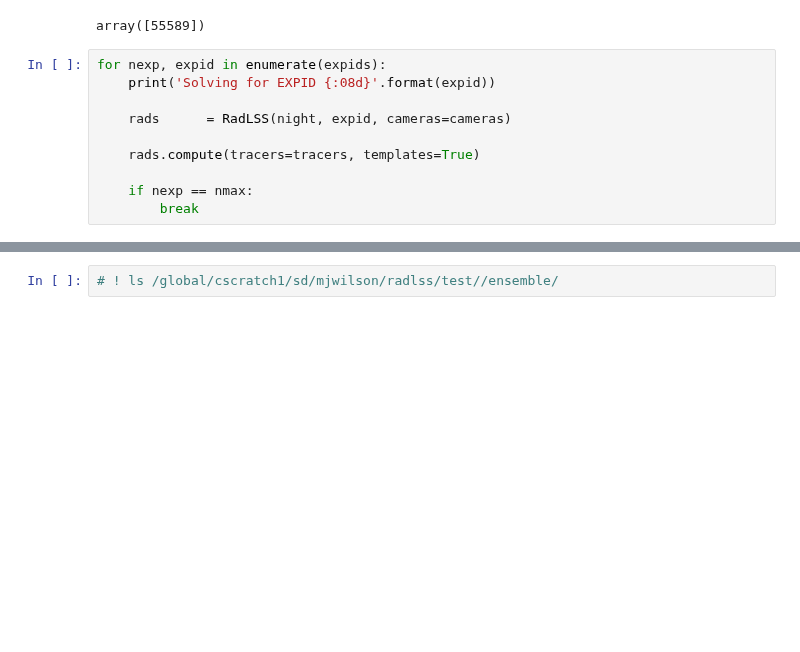
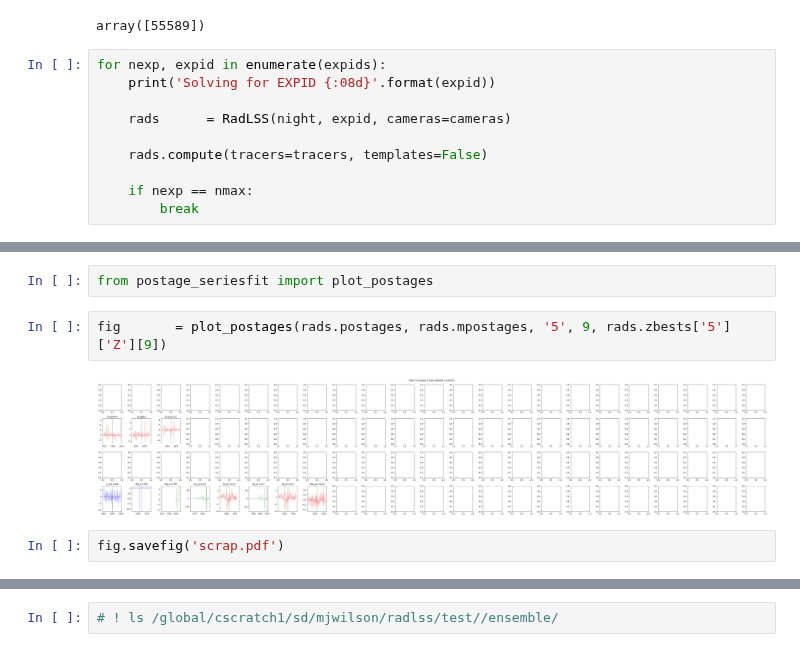
Before and after one commit to desihub/desispec, a Jupyter notebook: doc/nb/TemplateSNR.ipynb, the cells around one changed output, grey strips where cells are left out. Saved outputs shown, nothing was run; the diff lists cells and outputs as text; blank space fills up the shorter version.

```diff
--- a/doc/nb/TemplateSNR.ipynb
+++ b/doc/nb/TemplateSNR.ipynb
@@ -98,7 +98,7 @@ for nexp, expid in enumerate(expids):
 
     rads      = RadLSS(night, expid, cameras=cameras)
 
-    rads.compute(tracers=tracers, templates=True)
+    rads.compute(tracers=tracers, templates=False)
 
     if nexp == nmax:
         break
@@ -129,0 +144,8 @@ Rank 0:  Created QA plots (/global/cscratch1/sd/mjwilson/radlss/test//tiles/6723
+# %%
+from postage_seriesfit import plot_postages
+# %%
+fig       = plot_postages(rads.postages, rads.mpostages, '5', 9, rads.zbests['5']['Z'][9])
+# %% [output]
+[figure, added]
+# %%
+fig.savefig('scrap.pdf')
```
Also changed, not shown: parts of 3 cells of this notebook, 4 other files.
